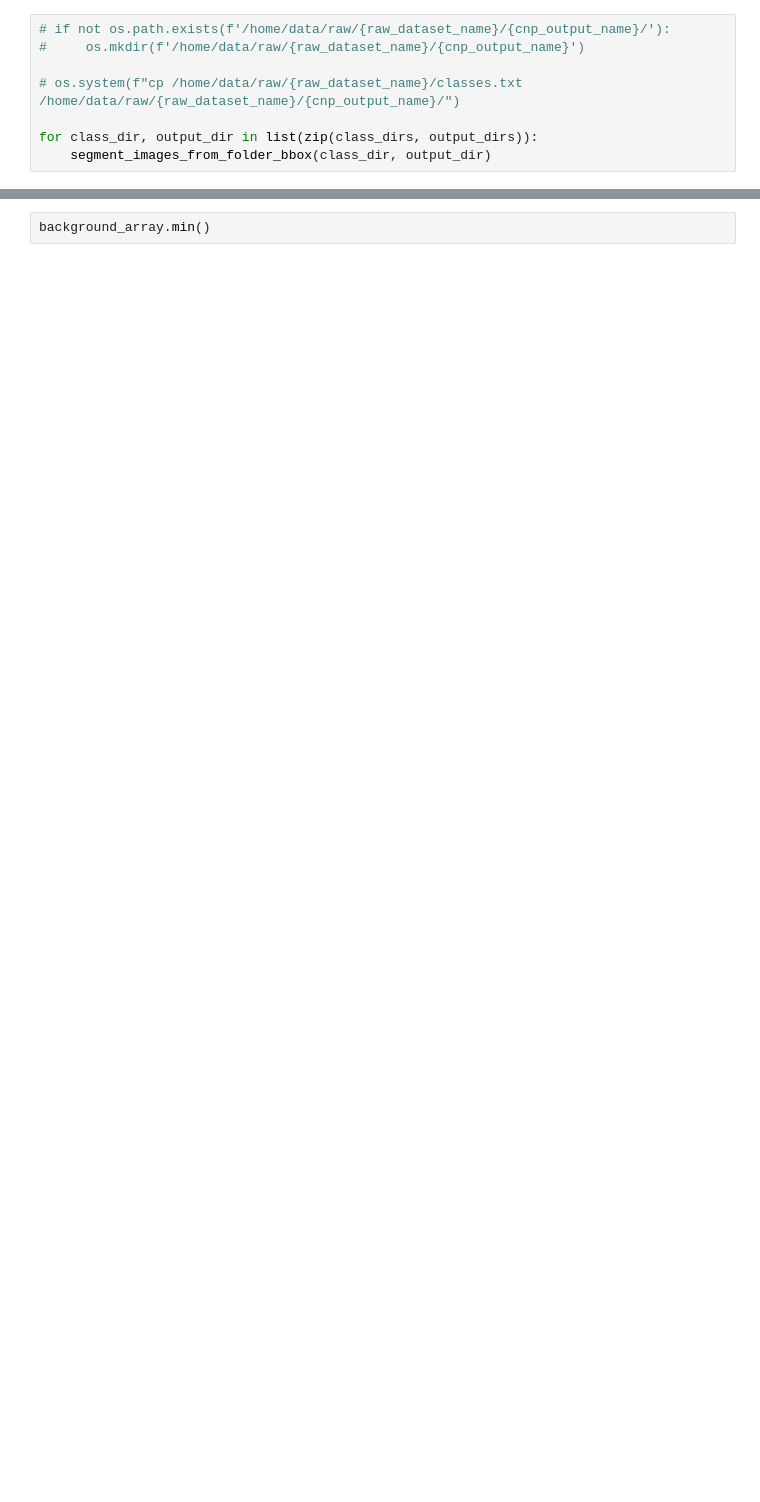
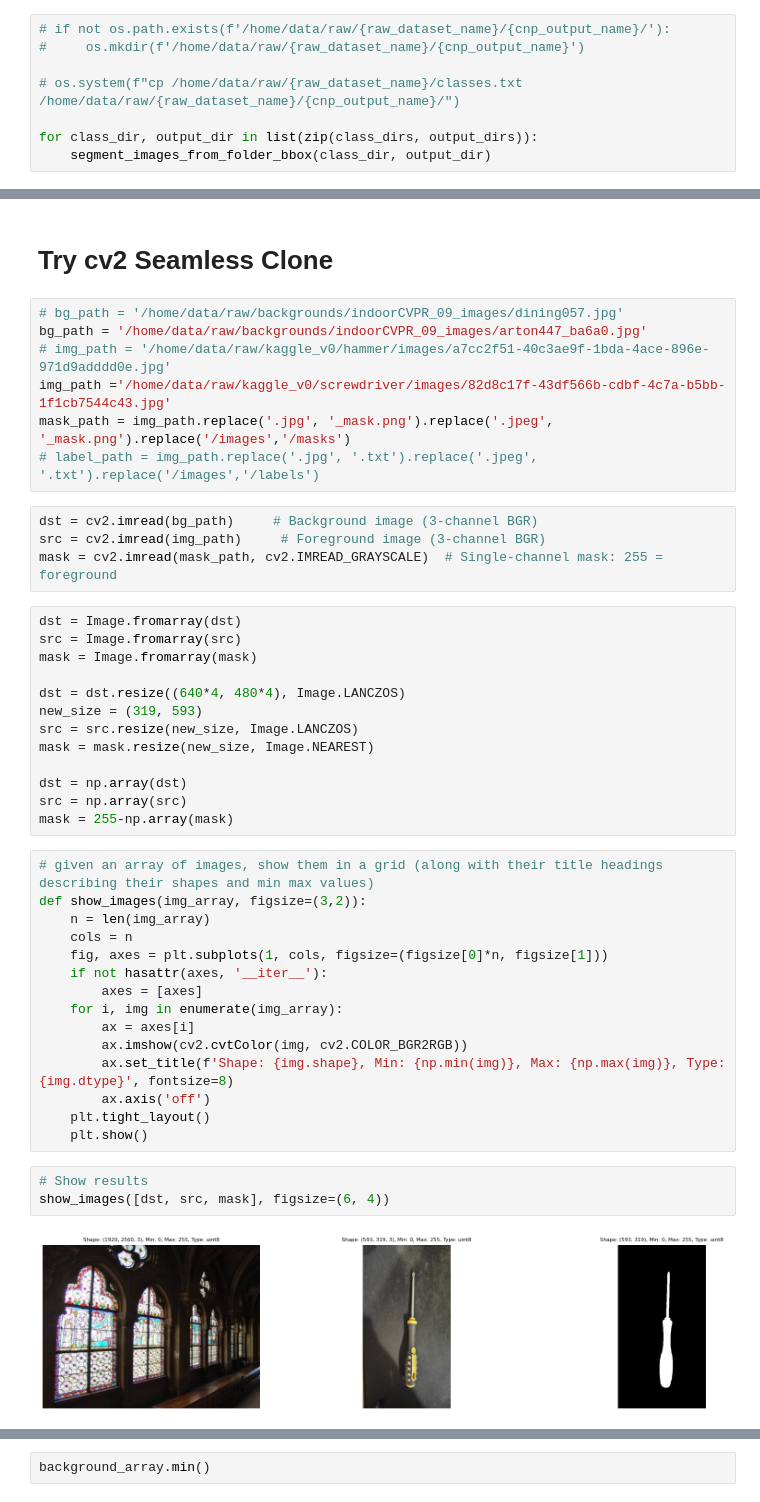
Before and after one commit to RIPS25-Analog/OC-Synthesis, a Jupyter notebook: src/SAM_controller.ipynb, the cells around one changed output, grey strips where cells are left out. Cells and saved outputs as stored; diff of their text form; blank space fills up the shorter version.

Commit message:
switch poisson blur to cv2 seamless clone

```diff
--- a/src/SAM_controller.ipynb
+++ b/src/SAM_controller.ipynb
@@ -169 +198,47 @@ import matplotlib.pyplot as plt
+# %% [markdown]
+# Try cv2 Seamless Clone
+# %%
+# bg_path = '/home/data/raw/backgrounds/indoorCVPR_09_images/dining057.jpg'
+bg_path = '/home/data/raw/backgrounds/indoorCVPR_09_images/arton447_ba6a0.jpg'
+# img_path = '/home/data/raw/kaggle_v0/hammer/images/a7cc2f51-40c3ae9f-1bda-4ace-896e-971d9adddd0e.jpg'
+img_path ='/home/data/raw/kaggle_v0/screwdriver/images/82d8c17f-43df566b-cdbf-4c7a-b5bb-1f1cb7544c43.jpg'
+mask_path = img_path.replace('.jpg', '_mask.png').replace('.jpeg', '_mask.png').replace('/images','/masks')
+# label_path = img_path.replace('.jpg', '.txt').replace('.jpeg', '.txt').replace('/images','/labels')
+# %%
+dst = cv2.imread(bg_path)     # Background image (3‑channel BGR)
+src = cv2.imread(img_path)     # Foreground image (3‑channel BGR)
+mask = cv2.imread(mask_path, cv2.IMREAD_GRAYSCALE)  # Single‑channel mask: 255 = foreground
+# %%
+dst = Image.fromarray(dst)
+src = Image.fromarray(src)
+mask = Image.fromarray(mask)
+
+dst = dst.resize((640*4, 480*4), Image.LANCZOS)
+new_size = (319, 593)
+src = src.resize(new_size, Image.LANCZOS)
+mask = mask.resize(new_size, Image.NEAREST)
+
+dst = np.array(dst)
+src = np.array(src)
+mask = 255-np.array(mask)
+# %%
+# given an array of images, show them in a grid (along with their title headings describing their shapes and min max values)
+def show_images(img_array, figsize=(3,2)):
+	n = len(img_array)
+	cols = n
+	fig, axes = plt.subplots(1, cols, figsize=(figsize[0]*n, figsize[1]))
+	if not hasattr(axes, '__iter__'):
+		axes = [axes]
+	for i, img in enumerate(img_array):
+		ax = axes[i]
+		ax.imshow(cv2.cvtColor(img, cv2.COLOR_BGR2RGB))
+		ax.set_title(f'Shape: {img.shape}, Min: {np.min(img)}, Max: {np.max(img)}, Type: {img.dtype}', fontsize=8)
+		ax.axis('off')
+	plt.tight_layout()
+	plt.show()
+# %%
+# Show results
+show_images([dst, src, mask], figsize=(6, 4))
+# %% [output]
+[figure, added]
 # %%
```
Also changed, not shown: parts of 40 cells of this notebook, 7 other files.
